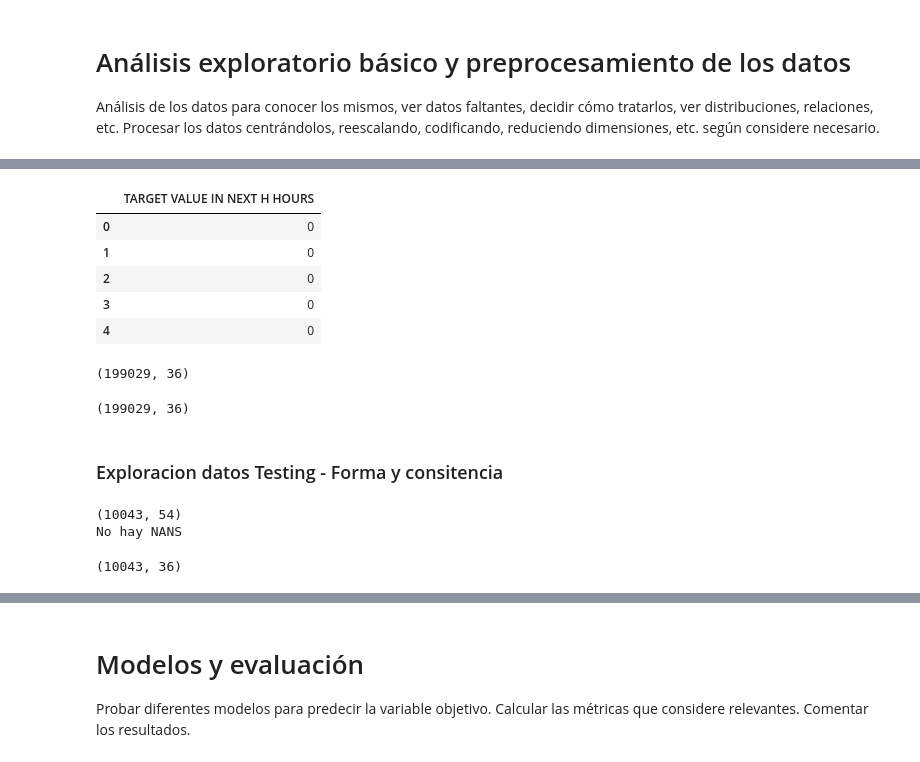
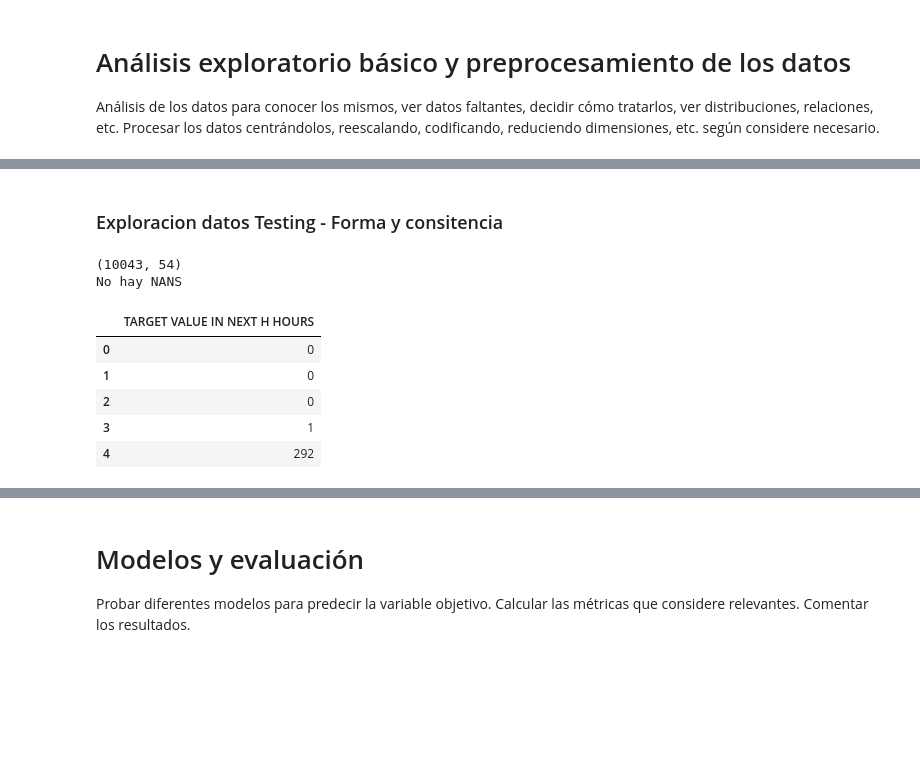
Before and after one commit to esgoty/Entregables-SPAZ-CEIA, a Jupyter notebook: INTRO-IA/TP 2/Trabajo practico 2.ipynb, the cells around one changed output, grey strips where cells are left out. Cells and saved outputs as stored; diff of their text form; code cells hidden in the pictures; blank space fills up the shorter version.

```diff
--- a/INTRO-IA/TP 2/Trabajo practico 2.ipynb
+++ b/INTRO-IA/TP 2/Trabajo practico 2.ipynb
@@ -86,50 +85,31 @@ X_var5.head()
-# %%
-X_var5_target = X_var5[['TARGET VALUE IN NEXT H HOURS']].copy()
-X_var5_target.shape
-X_var5_target.head(5)
-# %% [output]
-|  | TARGET VALUE IN NEXT H HOURS |
-| 0 | 0 |
-| 1 | 0 |
-| 2 | 0 |
-| 3 | 0 |
-| 4 | 0 |
-# %%
-X_var5= X_var5.drop(columns=['TARGET VALUE IN NEXT H HOURS'])
-X_var5.shape
-# %% [output]
-(199029, 36)
-# %%
-# en primera instancia estandarizo
-scaler_train = preprocessing.StandardScaler().fit(X_var5)
-X_var5_std= scaler_train.transform(X_var5)
-X_var5_std.shape  #me lo paso a un Numpy array
-# %% [output]
-(199029, 36)
 # %% [markdown]
 ### Exploracion datos Testing - Forma y consitencia
 # %%
 print(Y_test_set.shape)
 
 if Y_test_set.isnull().values.any() == 0:
     print("No hay NANS")
 else:
     print("si hay NANS")
 
-# Veo un head
-Y_test_set.head(2)
 
+# Hago el drop de las mismas features que en train. Esto es un poco discutible, pero luego cuando haga reduccion dimensional del set de test
 Y_test_set= Y_test_set.drop(columns=['PUBlished Weekdays (bin)','BDT weekday (bin)',' H after BDT for target','BASE TIME','Page Category '])
-Y_test_set.shape
 
 
+# separo la varaible de target del set de train.
 Y_test_set_target = Y_test_set[['TARGET VALUE IN NEXT H HOURS']].copy()
-Y_test_set_target.shape
+Y_test_set= Y_test_set.drop(columns=['TARGET VALUE IN NEXT H HOURS'])
+
+
+Y_test_set.head(2)
 Y_test_set_target.head(5)
-
-Y_test_set= Y_test_set.drop(columns=['TARGET VALUE IN NEXT H HOURS'])
-Y_test_set.shape
 # %% [output]
 (10043, 54)
 No hay NANS
-(10043, 36)
+|  | TARGET VALUE IN NEXT H HOURS |
+| 0 | 0 |
+| 1 | 0 |
+| 2 | 0 |
+| 3 | 1 |
+| 4 | 292 |
```
Also changed, not shown: parts of 20 cells of this notebook.
